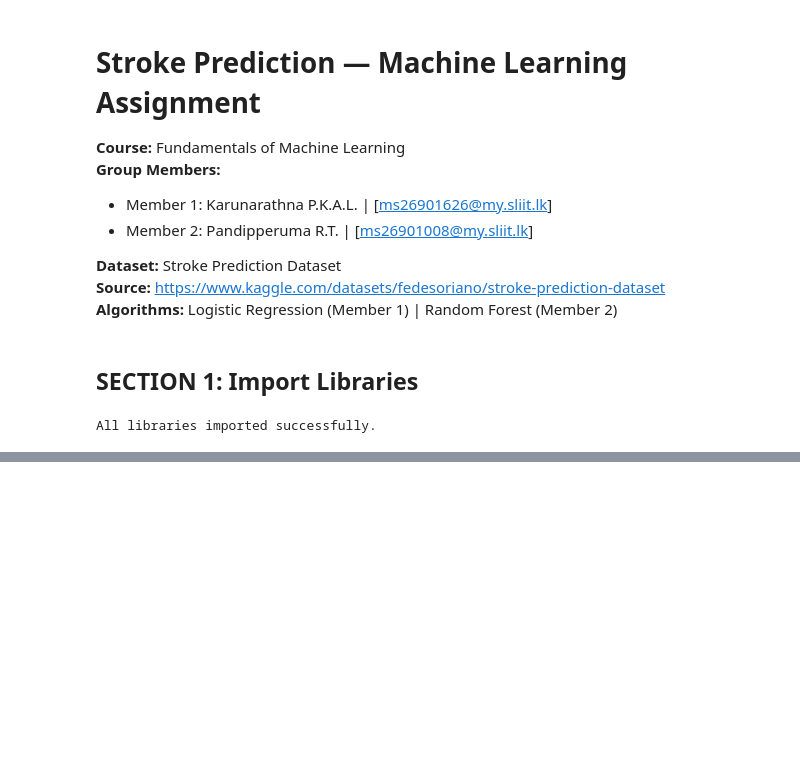
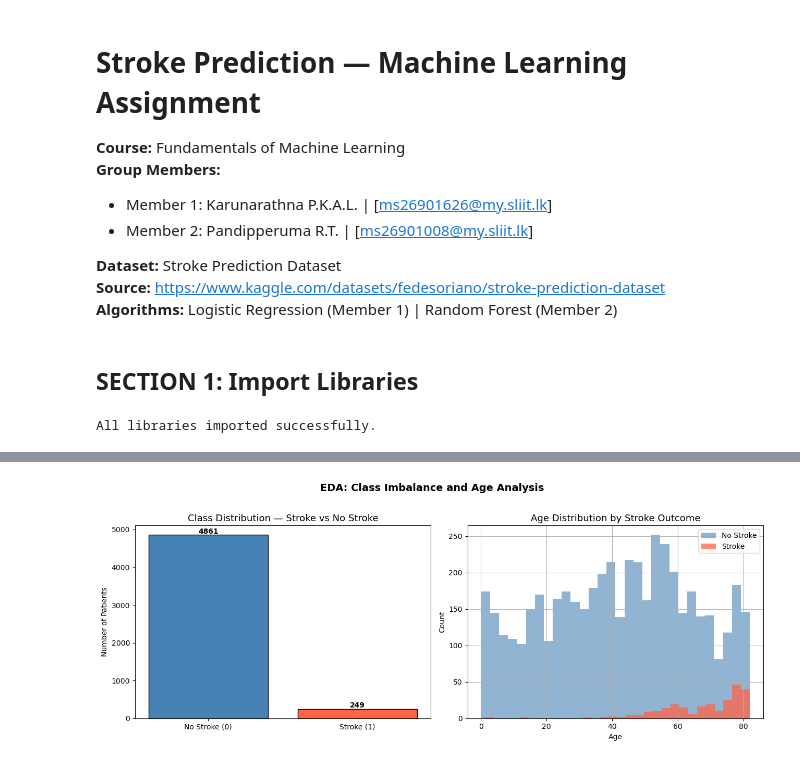
Before and after one commit to Ayesh1998/MSc_Y1S1_ML_Assignment, a Jupyter notebook: stroke_prediction_ML_assignment.ipynb, the cells around one changed output, grey strips where cells are left out. Drawn from its saved outputs; the diff is of its cells as text; code cells hidden in the pictures; blank space fills up the shorter version.

Commit message:
feat: added Exploratory Data Analysis, class distribution, age analysis and correlation heatmap

```diff
--- a/stroke_prediction_ML_assignment.ipynb
+++ b/stroke_prediction_ML_assignment.ipynb
@@ -50,0 +117,26 @@ df.head(10)
+# %%
+fig, axes = plt.subplots(1, 2, figsize=(13, 5))
+
+# Plot 1: Class imbalance
+counts = df['stroke'].value_counts()
+axes[0].bar(['No Stroke (0)', 'Stroke (1)'], counts.values,
+            color=['steelblue', 'tomato'], edgecolor='black')
+axes[0].set_title('Class Distribution — Stroke vs No Stroke', fontsize=13)
+axes[0].set_ylabel('Number of Patients')
+for i, v in enumerate(counts.values):
+    axes[0].text(i, v + 30, str(v), ha='center', fontweight='bold')
+
+# Plot 2: Age distribution by stroke outcome
+df[df['stroke'] == 0]['age'].hist(bins=30, ax=axes[1], alpha=0.6, color='steelblue', label='No Stroke')
+df[df['stroke'] == 1]['age'].hist(bins=30, ax=axes[1], alpha=0.75, color='tomato', label='Stroke')
+axes[1].set_title('Age Distribution by Stroke Outcome', fontsize=13)
+axes[1].set_xlabel('Age')
+axes[1].set_ylabel('Count')
+axes[1].legend()
+
+plt.suptitle('EDA: Class Imbalance and Age Analysis', fontsize=14, fontweight='bold', y=1.02)
+plt.tight_layout()
+plt.savefig('eda_class_age.png', dpi=150, bbox_inches='tight')
+plt.show()
+# %% [output]
+[figure, added]
```
Also changed, not shown: parts of 6 cells of this notebook.
